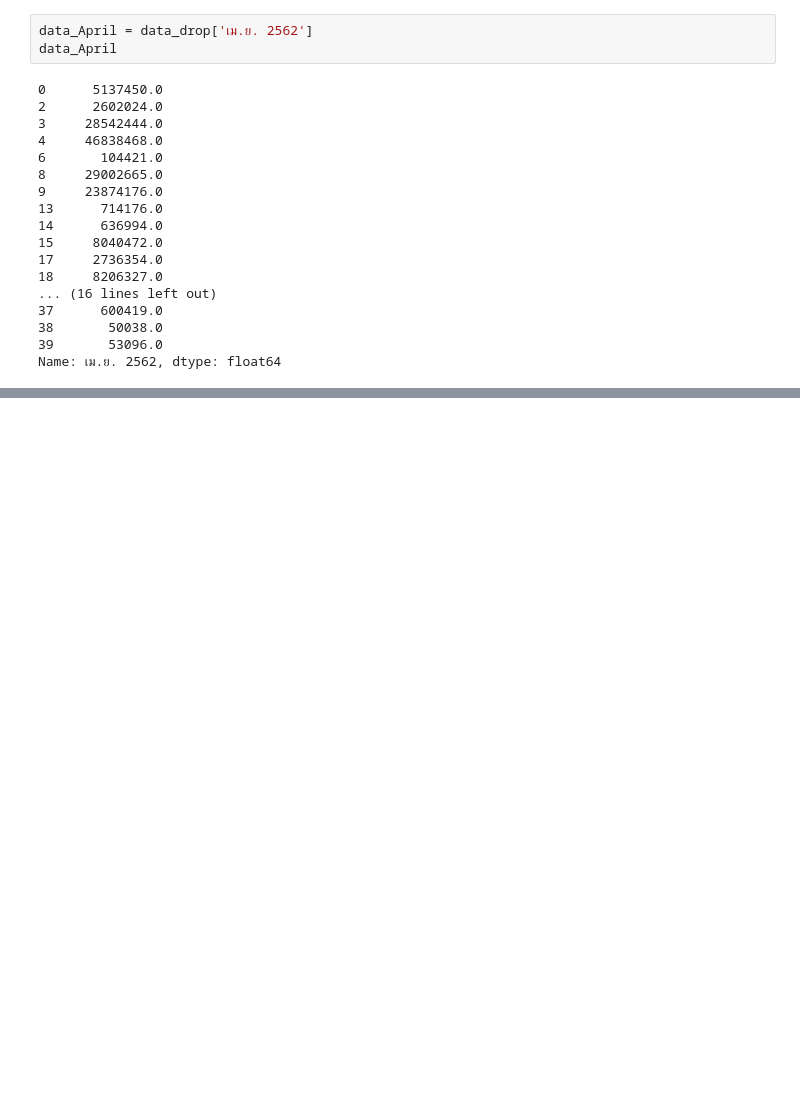
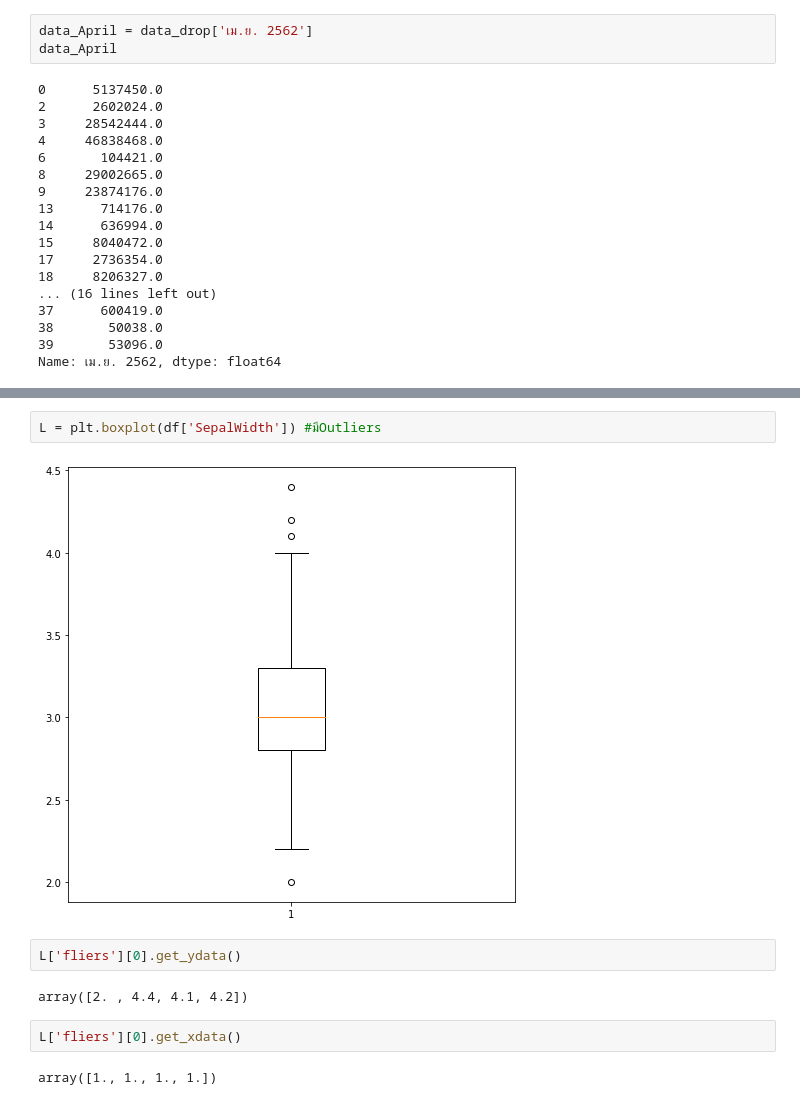
Before and after one commit to bebeam2942/data_viz, a Jupyter notebook: Visualize_Data_Distribution(02).ipynb, the cells around one changed output, grey strips where cells are left out. Drawn from its saved outputs; the diff is of its cells as text; blank space fills up the shorter version.

```diff
--- a/Visualize_Data_Distribution(02).ipynb
+++ b/Visualize_Data_Distribution(02).ipynb
@@ -259,0 +310,12 @@ plt.scatter(data_travel,data_ins,s=0.0009*data_April,alpha=0.5)
+# %%
+L = plt.boxplot(df['SepalWidth']) #มีOutliers
+# %% [output]
+[figure, added]
+# %%
+L['fliers'][0].get_ydata()
+# %% [output]
+array([2. , 4.4, 4.1, 4.2])
+# %%
+L['fliers'][0].get_xdata()
+# %% [output]
+array([1., 1., 1., 1.])
```
Also changed, not shown: parts of 10 cells of this notebook.
